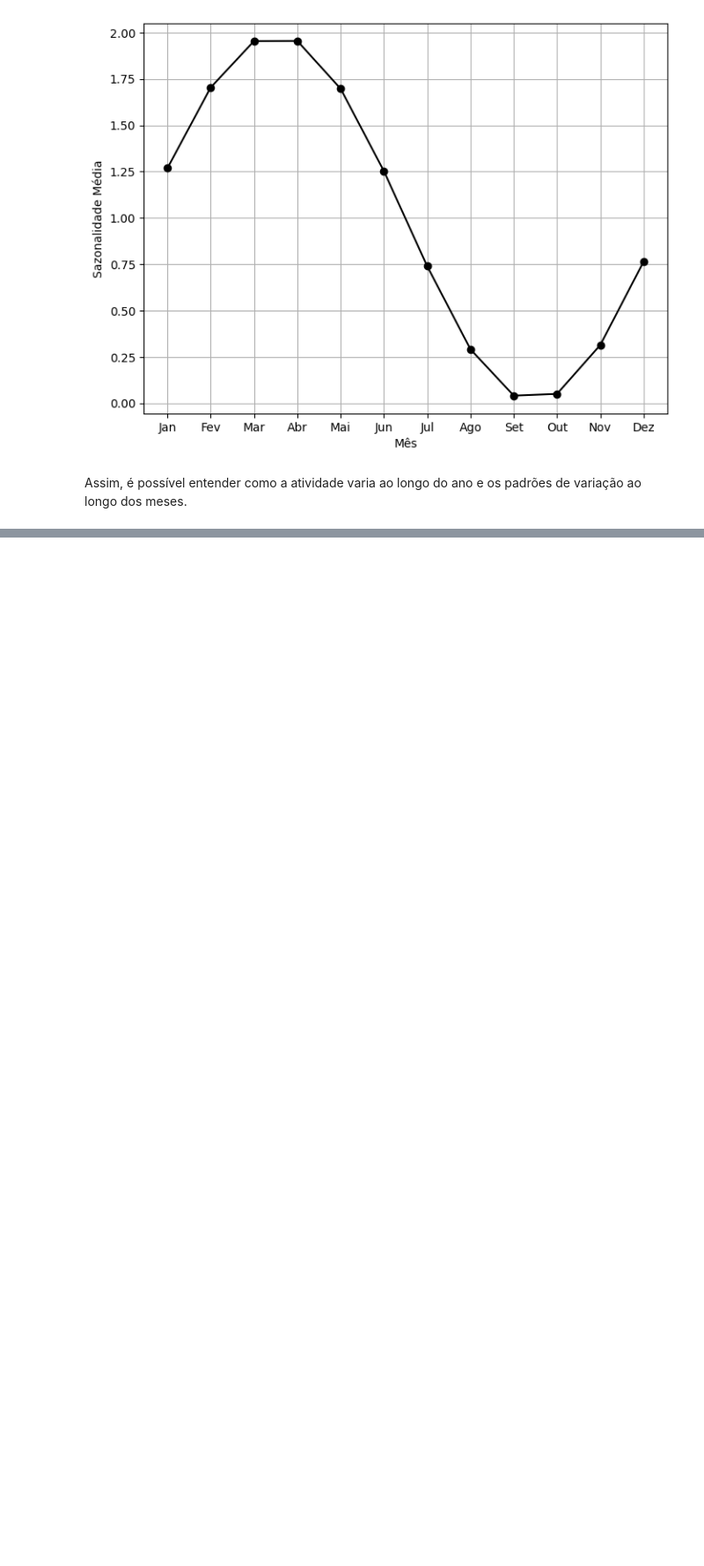
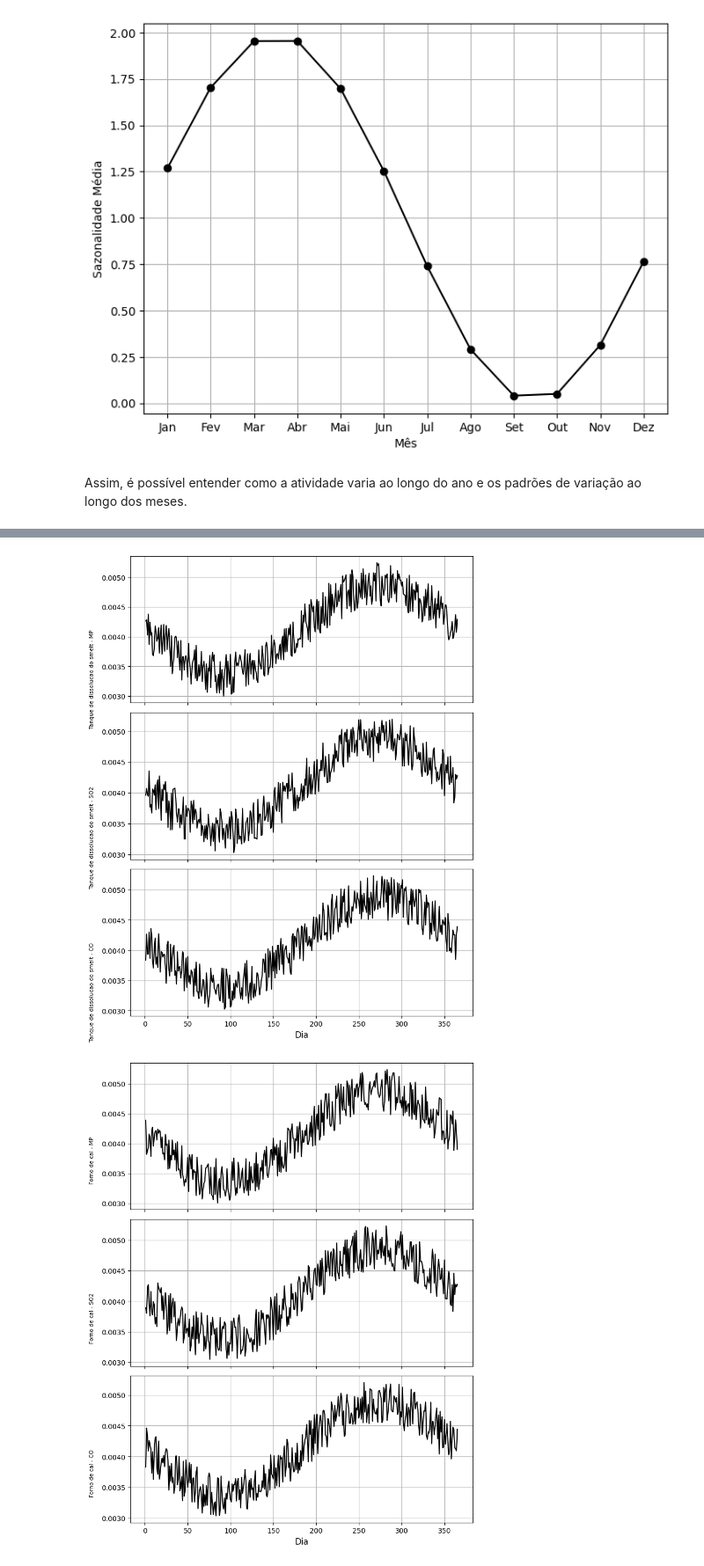
Before and after one commit to BarbaraGirardi07/ENS5173_Barbara, a Jupyter notebook: Atividade01_Parte01.ipynb, the cells around one changed output, grey strips where cells are left out. Shown at 88% size. Cells and saved outputs as stored; diff of their text form; code cells hidden in the pictures; blank space fills up the shorter version.

```diff
--- a/Atividade01_Parte01.ipynb
+++ b/Atividade01_Parte01.ipynb
@@ -429,0 +345,31 @@ for source in fe['Source'].unique():
+# %%
+caminhofe = "C:\\Users\\Acer\\Desktop\\ENS5173_Barbara\\ENS5173_Barbara\\tabelas\\FE\\chpt_10_2.csv"
+df = pd.read_csv(caminhofe)
+
+n = 365  # Dias no ano
+atvMax = 0.00225  # Atividade máxima em ton/s
+atvMin = 0.00150  # Atividade mínima em ton/s
+dias = np.arange(1, n+1)
+
+# Lista de poluentes
+poluentes = ['MP', 'SO2', 'CO']
+
+# Para cada fonte de emissão, vamos criar os gráficos
+for source in df['Source'].unique():
+    fig, axs = plt.subplots(3, 1, figsize=(8, 10), sharex=True)
+
+    # Para cada poluente, vamos gerar os valores aleatórios com sazonalidade senoidal
+    for i, poluente in enumerate(poluentes):
+        sazonalidade = atvMax - (atvMax - atvMin) * np.sin(2 * np.pi * dias / n)
+        aleatorioSazonal = (atvMax - atvMin) * np.random.rand(n) + atvMin + sazonalidade
+
+        axs[i].plot(dias, aleatorioSazonal, color='black')
+        axs[i].set_ylabel('{} - {}'.format(source, poluente), fontsize=8, rotation=90, ha='right', labelpad=10)
+        axs[i].grid(True)
+
+    plt.xlabel('Dia', fontsize=12)
+    plt.tight_layout()
+    plt.show()
+# %% [output]
+[figure, added]
+[figure, added]
```
Also changed, not shown: parts of 16 cells of this notebook.
